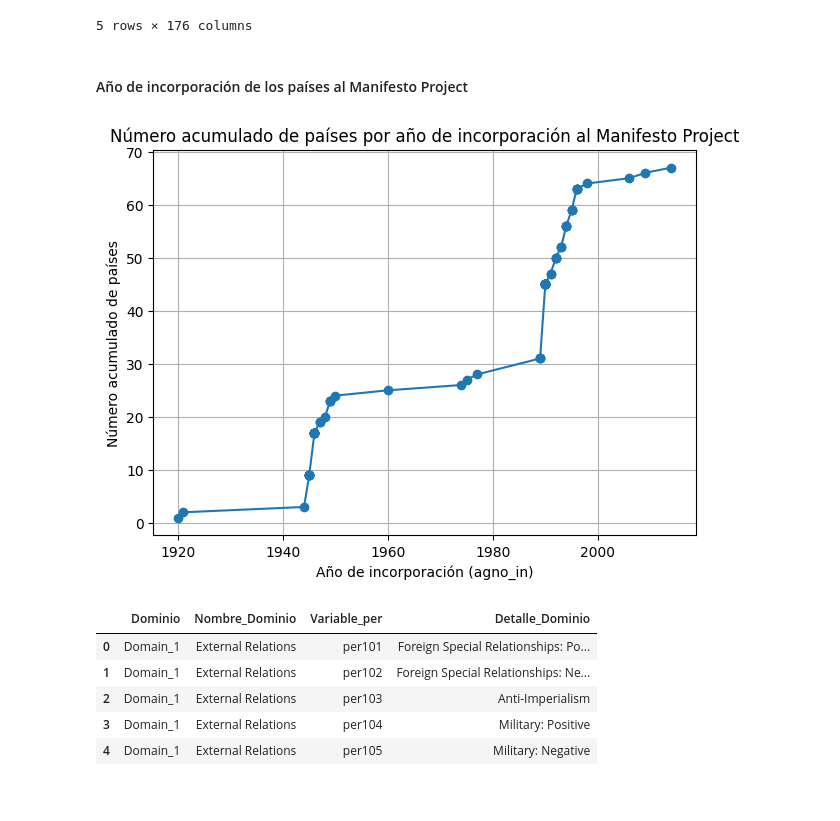
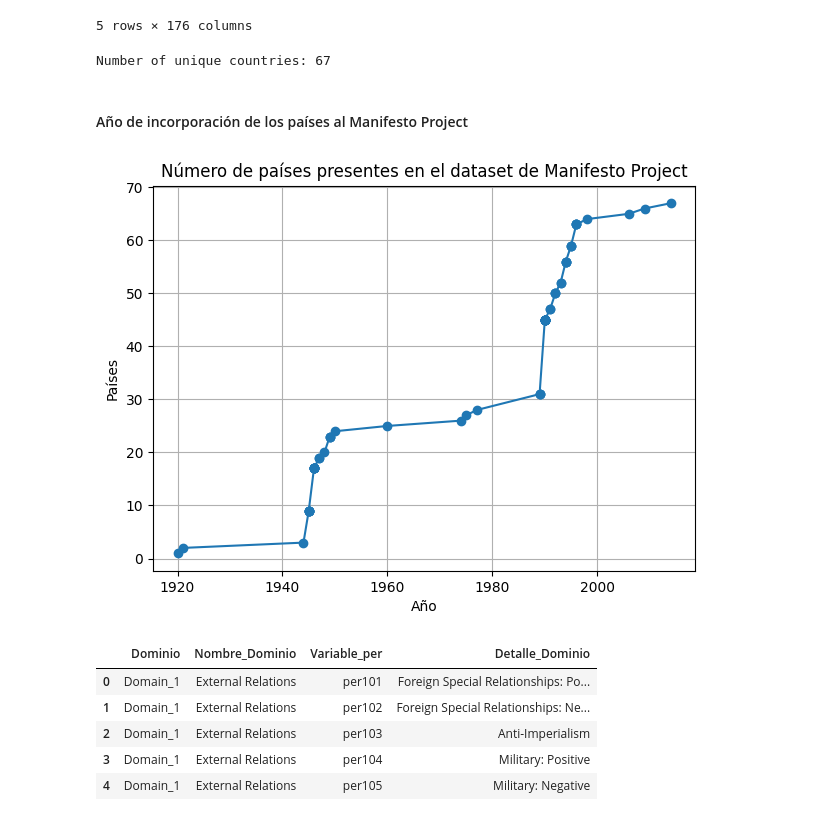
Before and after one commit to MatiasBunsterRaby/Capstone_git, a Jupyter notebook: notebooks/Pruebas_correlaciones.ipynb, the cells around one changed output. Drawn from its saved outputs; the diff is of its cells as text; code cells hidden in the pictures.

```diff
--- a/notebooks/Pruebas_correlaciones.ipynb
+++ b/notebooks/Pruebas_correlaciones.ipynb
@@ -32,6 +75,11 @@ df.head()
 | 3 | 11 | Sweden | 0 | 0 | 17/09/1944 | 194409 | 1944 | 11620 | Right Party | ... |
 | 4 | 11 | Sweden | 0 | 0 | 17/09/1944 | 194409 | 1944 | 11810 | Agrarian Party | ... |
 5 rows × 176 columns
+# %%
+unique_country_count = df['countryname'].nunique()
+print(f"Number of unique countries: {unique_country_count}")
+# %% [output]
+Number of unique countries: 67
 # %% [markdown]
 #### Año de incorporación de los países al Manifesto Project
 # %%
@@ -47,22 +95,22 @@ df_in_mp_sorted['agno_in'] = df_in_mp_sorted['agno_mp'] // 100
 # %%
 import matplotlib.pyplot as plt
 
 # Create a new DataFrame to store the cumulative counts
 cumulative_counts = df_in_mp_sorted.copy()
 
 # Calculate the cumulative count of countries for each 'agno_in'
 cumulative_counts['cumulative_count'] = cumulative_counts['agno_in'].rank(method='max').astype(int)
 
 # Plot the cumulative counts
 plt.figure(figsize=(7, 5))
 plt.plot(cumulative_counts['agno_in'], cumulative_counts['cumulative_count'], marker='o')
-plt.xlabel('Año de incorporación (agno_in)')
-plt.ylabel('Número acumulado de países')
-plt.title('Número acumulado de países por año de incorporación al Manifesto Project')
+plt.xlabel('Año')
+plt.ylabel('Países')
+plt.title('Número de países presentes en el dataset de Manifesto Project')
 plt.grid(True)
 plt.show()
 # %% [output]
-[figure, old version]
+[figure, new version]
 # %%
 # cargar Analytical_Data
 df_AD = pd.read_excel('data/Analytical_Data.xlsx')
```
Also changed, not shown: parts of 13 cells of this notebook, 4 other files.
